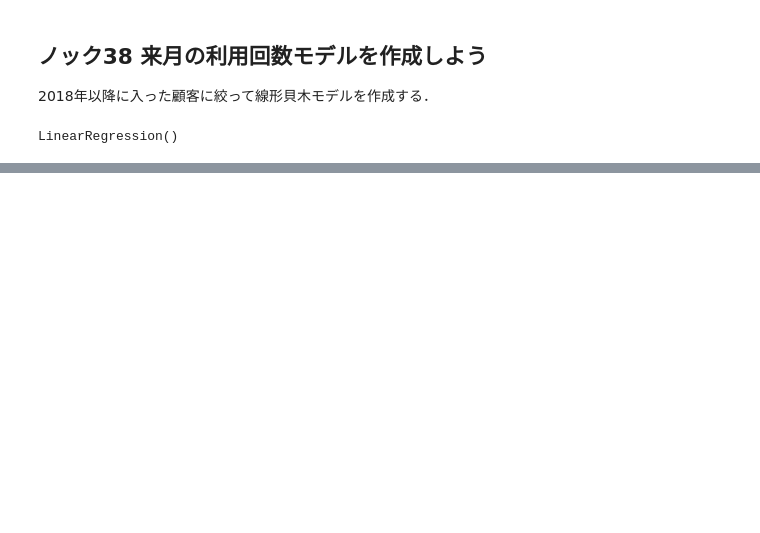
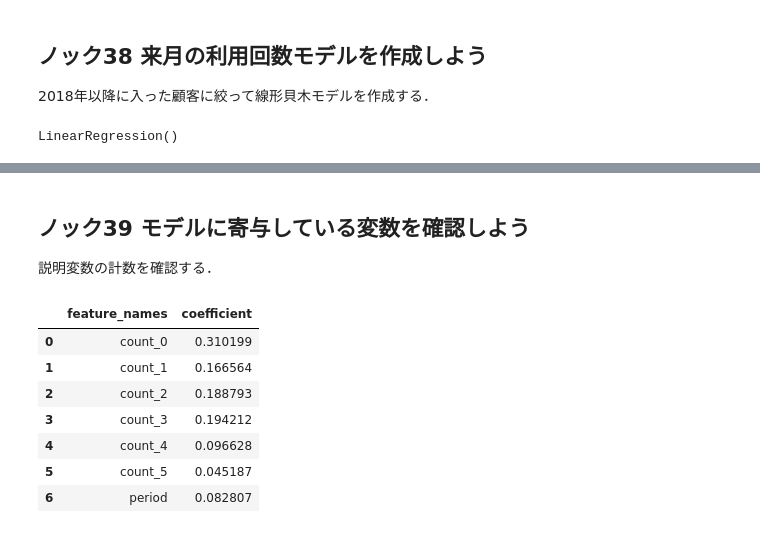
Before and after one commit to color-kurenawi/practical_data_analysis_100, a Jupyter notebook: chapter_04.ipynb, the cells around one changed output, grey strips where cells are left out. Cells and saved outputs as stored; diff of their text form; code cells hidden in the pictures; blank space fills up the shorter version.

```diff
--- a/chapter_04.ipynb
+++ b/chapter_04.ipynb
@@ -246,0 +247,15 @@ print(model.score(X_test, y_test))
+# %% [markdown]
+## ノック39 モデルに寄与している変数を確認しよう
+説明変数の計数を確認する．
+# %%
+coef = pd.DataFrame({"feature_names":X.columns, "coefficient":model.coef_})
+coef
+# %% [output]
+|  | feature_names | coefficient |
+| 0 | count_0 | 0.310199 |
+| 1 | count_1 | 0.166564 |
+| 2 | count_2 | 0.188793 |
+| 3 | count_3 | 0.194212 |
+| 4 | count_4 | 0.096628 |
+| 5 | count_5 | 0.045187 |
+| 6 | period | 0.082807 |
```
Also changed, not shown: parts of 1 cell of this notebook.
